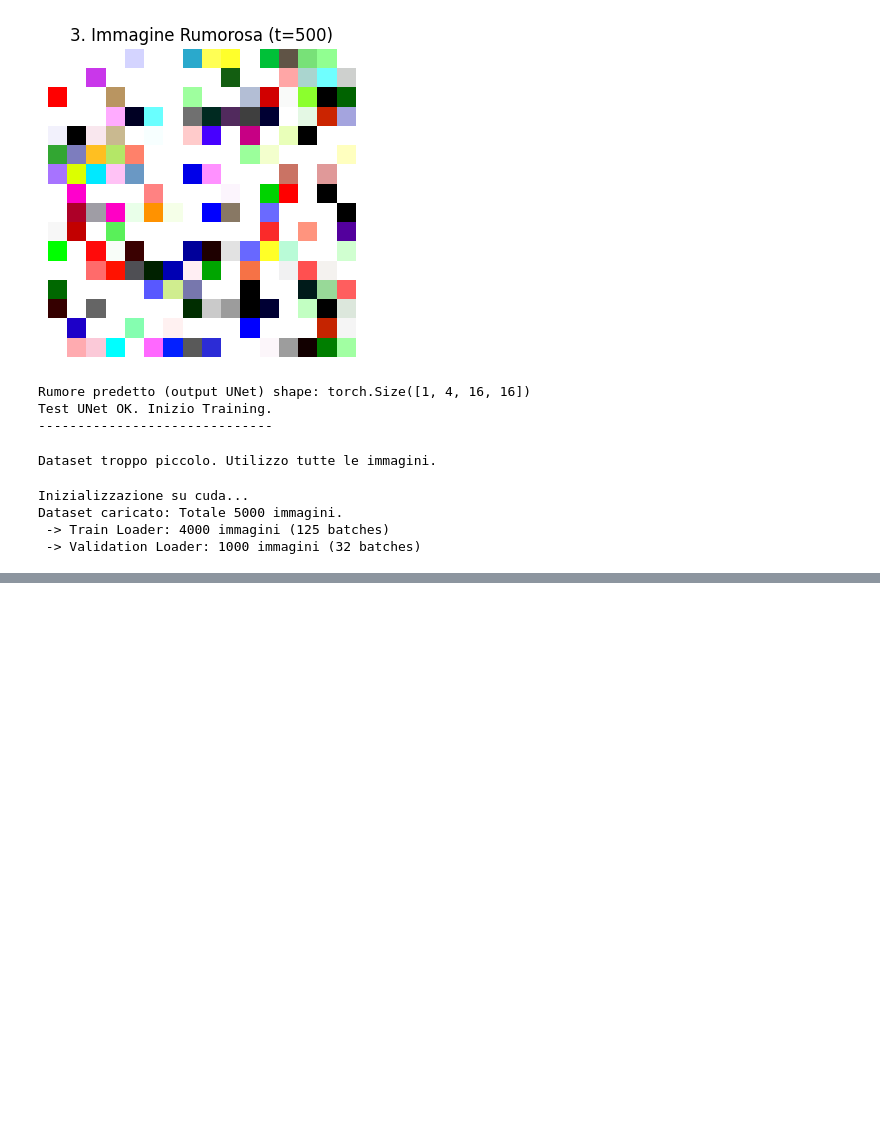
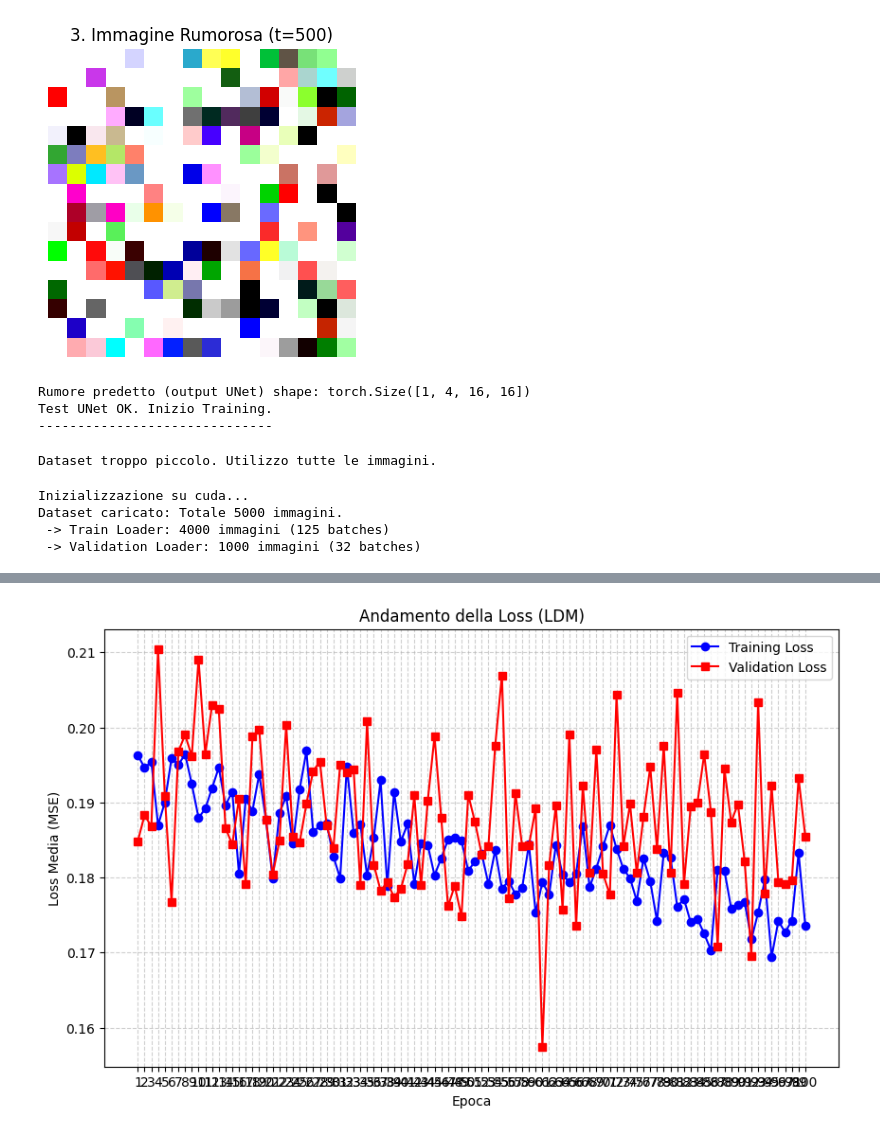
Before and after one commit to zimmy11/Hands-on-Generative-AI, a Jupyter notebook: notebooks/Marco.ipynb, the cells around one changed output, grey strips where cells are left out. Cells and saved outputs as stored; diff of their text form; code cells hidden in the pictures; blank space fills up the shorter version.

```diff
--- a/notebooks/Marco.ipynb
+++ b/notebooks/Marco.ipynb
@@ -522,7 +522,7 @@ Dataset caricato: Totale 5000 immagini.
  -> Train Loader: 4000 immagini (125 batches)
  -> Validation Loader: 1000 immagini (32 batches)
 # %%
-EPOCHS = 5
+EPOCHS = 100
 def train(model, diffusion, train_loader, val_loader, optimizer, criterion):
     """
     Esegue il loop di training DDPM, salvando i pesi e i metadati.
@@ -643,39 +643,34 @@ def plot_loss_history(history: dict):
     # Verifica che le chiavi necessarie siano presenti
     if 'train_loss' not in history or 'val_loss' not in history:
         print("Errore: Il dizionario history deve contenere le chiavi 'train_loss' e 'val_loss'.")
         return
 
     train_losses = history['train_loss']
     val_losses = history['val_loss']
 
     # Genera l'asse X (numero di epoche)
     epochs = range(1, len(train_losses) + 1)
 
     plt.figure(figsize=(10, 6))
 
     # Plotta la Training Loss
     plt.plot(epochs, train_losses, 'b-o', label='Training Loss')
 
     # Plotta la Validation Loss
     plt.plot(epochs, val_losses, 'r-s', label='Validation Loss')
 
     # Aggiunge i dettagli al grafico
-    plt.title('Andamento della Loss (DDPM)')
+    plt.title('Andamento della Loss (LDM)')
     plt.xlabel('Epoca')
     plt.ylabel('Loss Media (MSE)')
     plt.legend()
     plt.grid(True, linestyle='--', alpha=0.6)
 
     # Forza i tick dell'asse X a essere interi (utile se hai poche epoche)
     plt.xticks(epochs)
 
     plt.show()
 
-# --- Esempio di Utilizzo ---
-
-# 1. Esegui il training e ottieni la history
-# loss_history = train(model, diffusion, train_loader, val_loader, optimizer, criterion)
-# print("Training completato. Generazione del grafico...")
-
-# 2. Chiama la funzione di plot
-# plot_loss_history(loss_history)
+plot_loss_history(loss_history)
+# %% [output]
+[figure, added]
```
Also changed, not shown: parts of 1 cell of this notebook, 2 other files.
